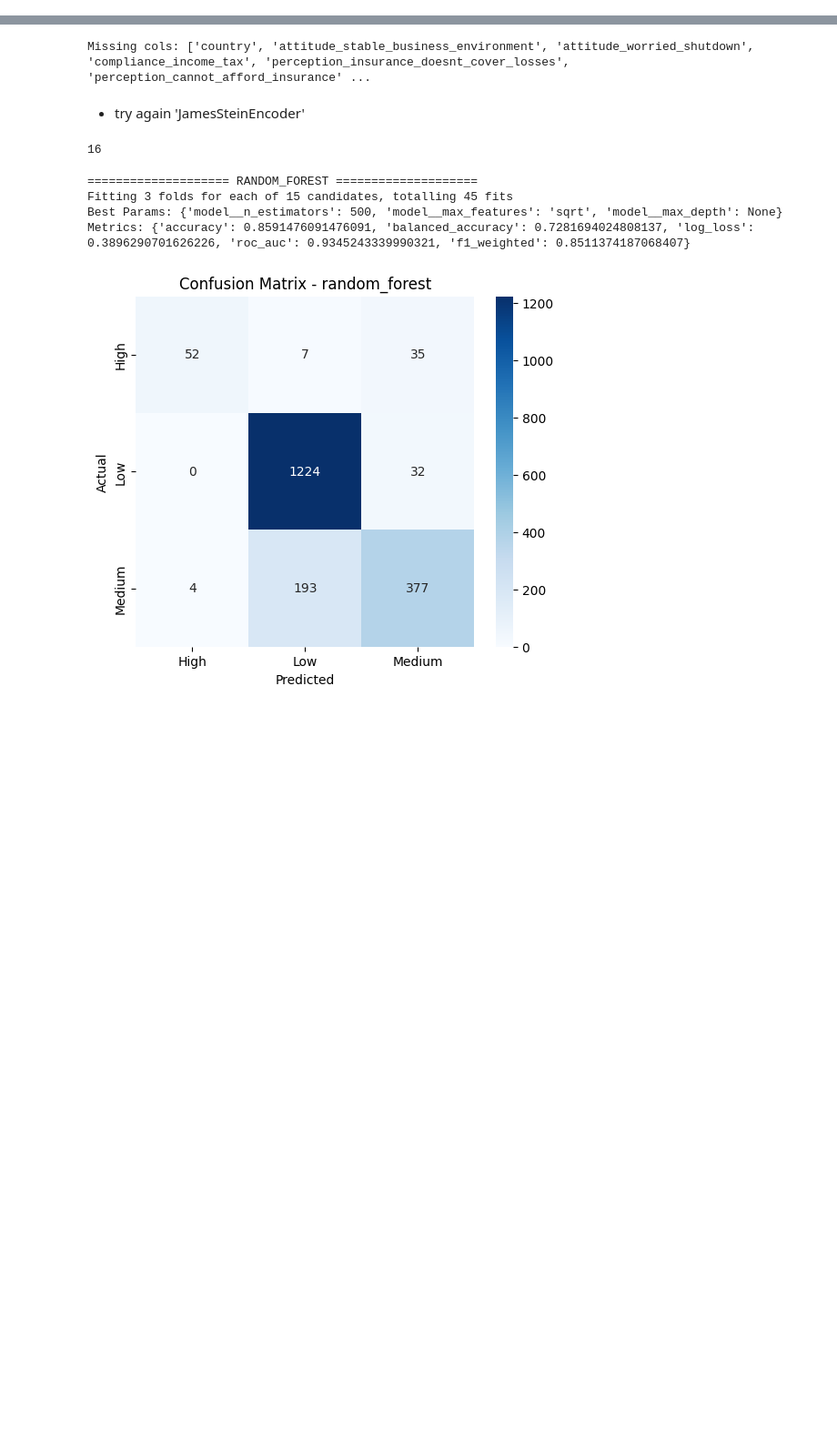
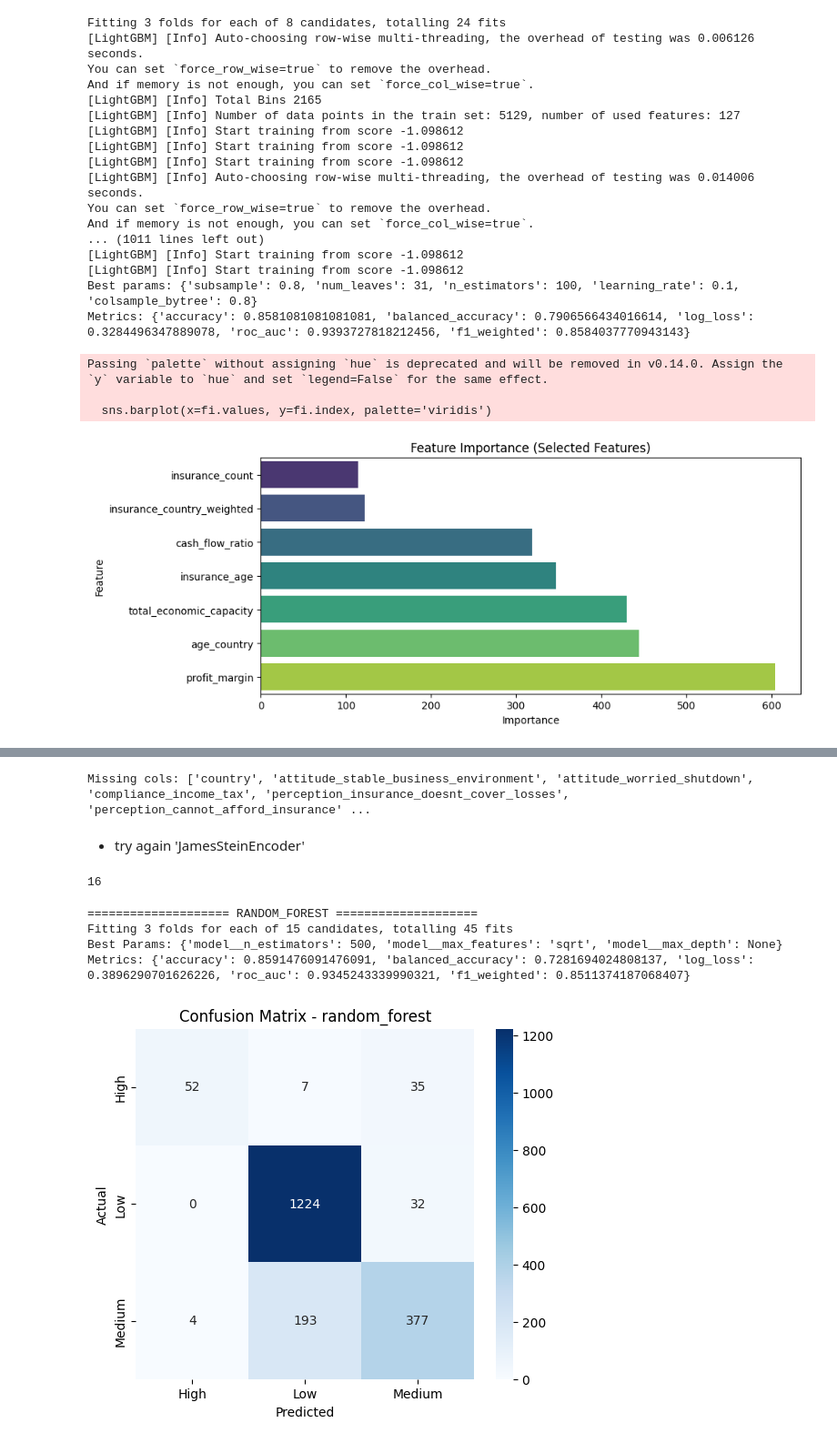
Before and after one commit to ismailSadouki/asri-homework, a Jupyter notebook: notebooks/tree_models.ipynb, the cells around one changed output, grey strips where cells are left out. Shown at 91% size. Saved outputs shown, nothing was run; the diff lists cells and outputs as text; code cells hidden in the pictures; blank space fills up the shorter version.

```diff
--- a/notebooks/tree_models.ipynb
+++ b/notebooks/tree_models.ipynb
@@ -184,3 +217,37 @@ lgbm_params = {
+# %%
+best_lgbm, lgbm_metrics = train_model_with_importance(
+    model=lgbm,
+    param_grid=lgbm_params,
+    X_train=X_train_proc,
+    y_train=y_train_enc,
+    X_test=X_test_proc,
+    y_test=y_test_enc,
+    n_iter=10,           # small random search
+    cv=3,
+    selected_features=keep
+)
+# %% [output]
+Fitting 3 folds for each of 8 candidates, totalling 24 fits
+[LightGBM] [Info] Auto-choosing row-wise multi-threading, the overhead of testing was 0.006126 seconds.
+You can set `force_row_wise=true` to remove the overhead.
+And if memory is not enough, you can set `force_col_wise=true`.
+[LightGBM] [Info] Total Bins 2165
+[LightGBM] [Info] Number of data points in the train set: 5129, number of used features: 127
+[LightGBM] [Info] Start training from score -1.098612
+[LightGBM] [Info] Start training from score -1.098612
+[LightGBM] [Info] Start training from score -1.098612
+[LightGBM] [Info] Auto-choosing row-wise multi-threading, the overhead of testing was 0.014006 seconds.
+You can set `force_row_wise=true` to remove the overhead.
+And if memory is not enough, you can set `force_col_wise=true`.
+... (1011 lines left out)
+[LightGBM] [Info] Start training from score -1.098612
+[LightGBM] [Info] Start training from score -1.098612
+Best params: {'subsample': 0.8, 'num_leaves': 31, 'n_estimators': 100, 'learning_rate': 0.1, 'colsample_bytree': 0.8}
+Metrics: {'accuracy': 0.8581081081081081, 'balanced_accuracy': 0.7906566434016614, 'log_loss': 0.3284496347889078, 'roc_auc': 0.9393727818212456, 'f1_weighted': 0.8584037770943143}
+Passing `palette` without assigning `hue` is deprecated and will be removed in v0.14.0. Assign the `y` variable to `hue` and set `legend=False` for the same effect.
+
+  sns.barplot(x=fi.values, y=fi.index, palette='viridis')
+[figure, added]
 # %%
 
 
```
Also changed, not shown: parts of 15 cells of this notebook, 17 other files.
